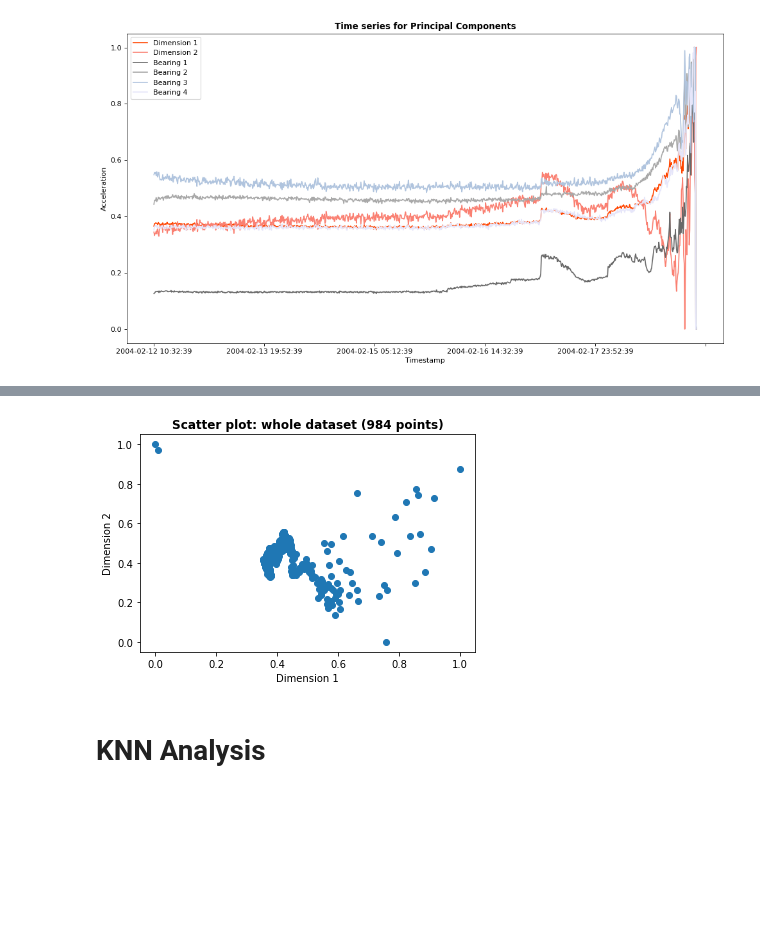
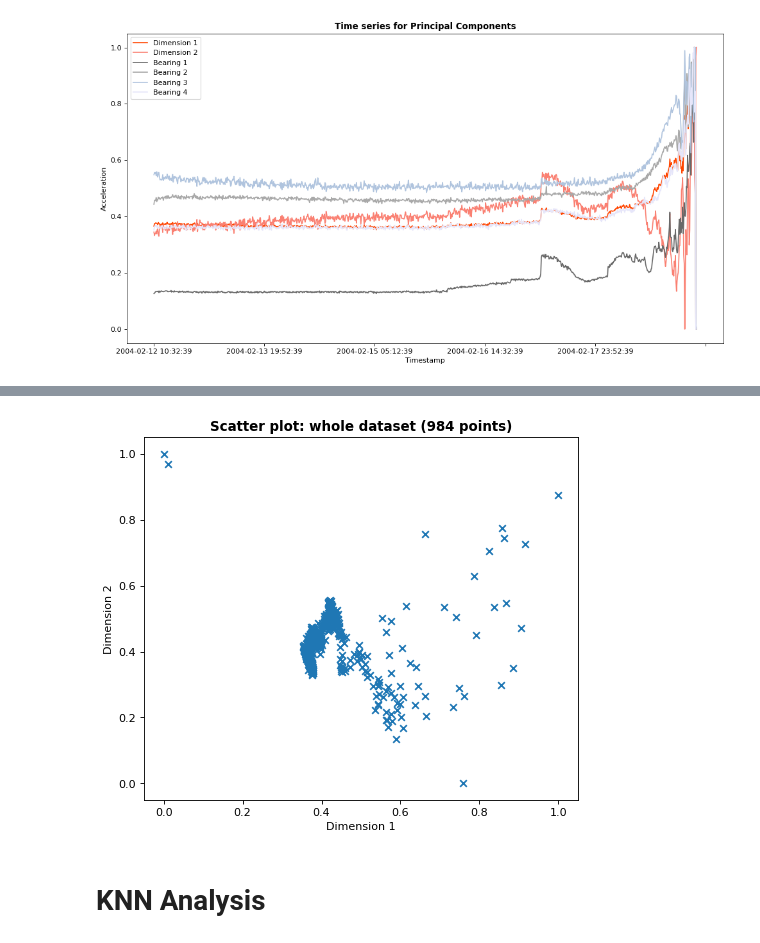
Before and after one commit to therobotacademy/kaggle-anomaly-detection, a Jupyter notebook: data/NASAbearingDataset-pyodKNN.ipynb, the cells around one changed output, grey strips where cells are left out. Drawn from its saved outputs; the diff is of its cells as text; code cells hidden in the pictures; blank space fills up the shorter version.

```diff
--- a/data/NASAbearingDataset-pyodKNN.ipynb
+++ b/data/NASAbearingDataset-pyodKNN.ipynb
@@ -215,19 +217,20 @@ plt.show()
 # %%
 # Whole data (984 points)
 # You can see how the dots are spreaded when approaching the bearing failure
 dim1_arr = np.array(dimension1)
 dim2_arr = np.array(dimension2)
 # Create a meshgrid
 xx, yy = np.meshgrid(np.linspace(0, 1, 200),
                      np.linspace(0, 1, 200))
 # scatter plot
-plt.scatter(dim1_arr, dim2_arr)
+figure(figsize=(7, 6), dpi=80)
+plt.scatter(dim1_arr, dim2_arr, marker='x')
 plt.xlabel('Dimension 1')
 plt.ylabel('Dimension 2')
 plt.title('Scatter plot: whole dataset (984 points)', fontweight ="bold")
 plt.show()
 # %% [output]
-[figure, old version]
+[figure, new version]
 # %% [markdown]
 # KNN Analysis
 # %%
```
Also changed, not shown: parts of 2 cells of this notebook.
